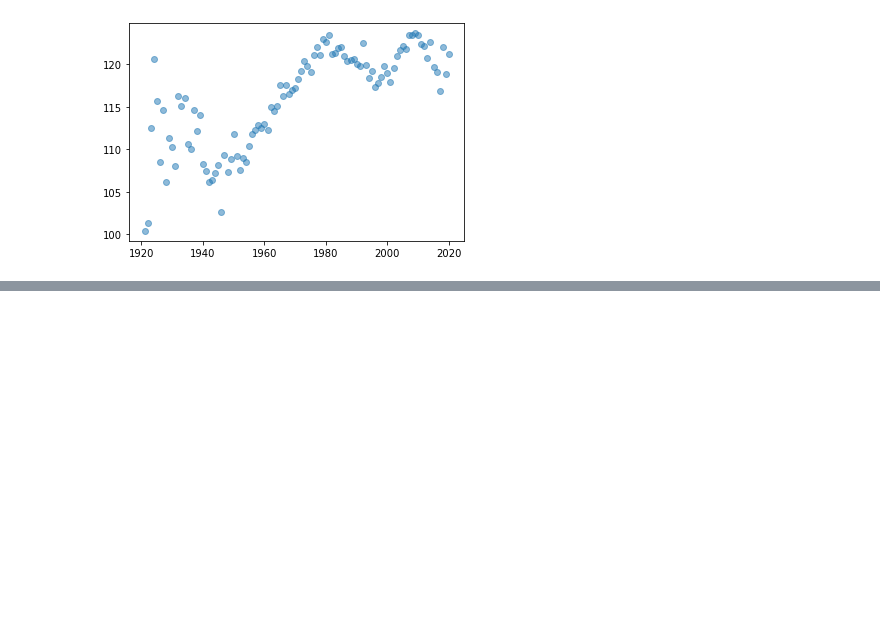
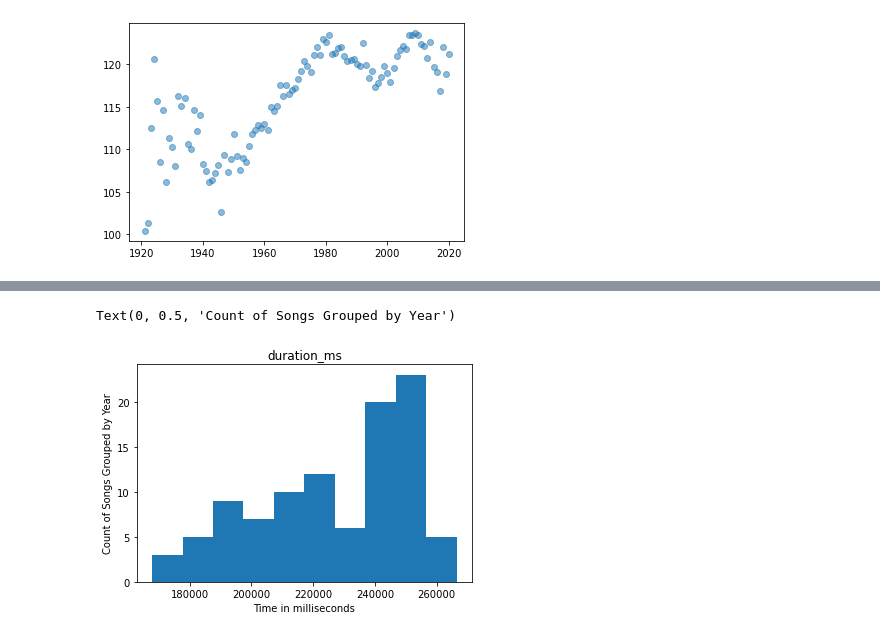
Before and after one commit to pem94/info2950_group_project, a Jupyter notebook: Project Phase II Version 2.ipynb, the cells around one changed output, grey strips where cells are left out. Saved outputs shown, nothing was run; the diff lists cells and outputs as text; code cells hidden in the pictures; blank space fills up the shorter version.

```diff
--- a/Project Phase II Version 2.ipynb
+++ b/Project Phase II Version 2.ipynb
@@ -114,0 +141,7 @@ plt.scatter(new_year['year'], new_year['tempo'], alpha=0.5)
+# %%
+new_year.hist(column='duration_ms', grid=False)
+plt.xlabel("Time in milliseconds")
+plt.ylabel("Count of Songs Grouped by Year")
+# %% [output]
+Text(0, 0.5, 'Count of Songs Grouped by Year')
+[figure, added]
```
Also changed, not shown: parts of 7 cells of this notebook.
